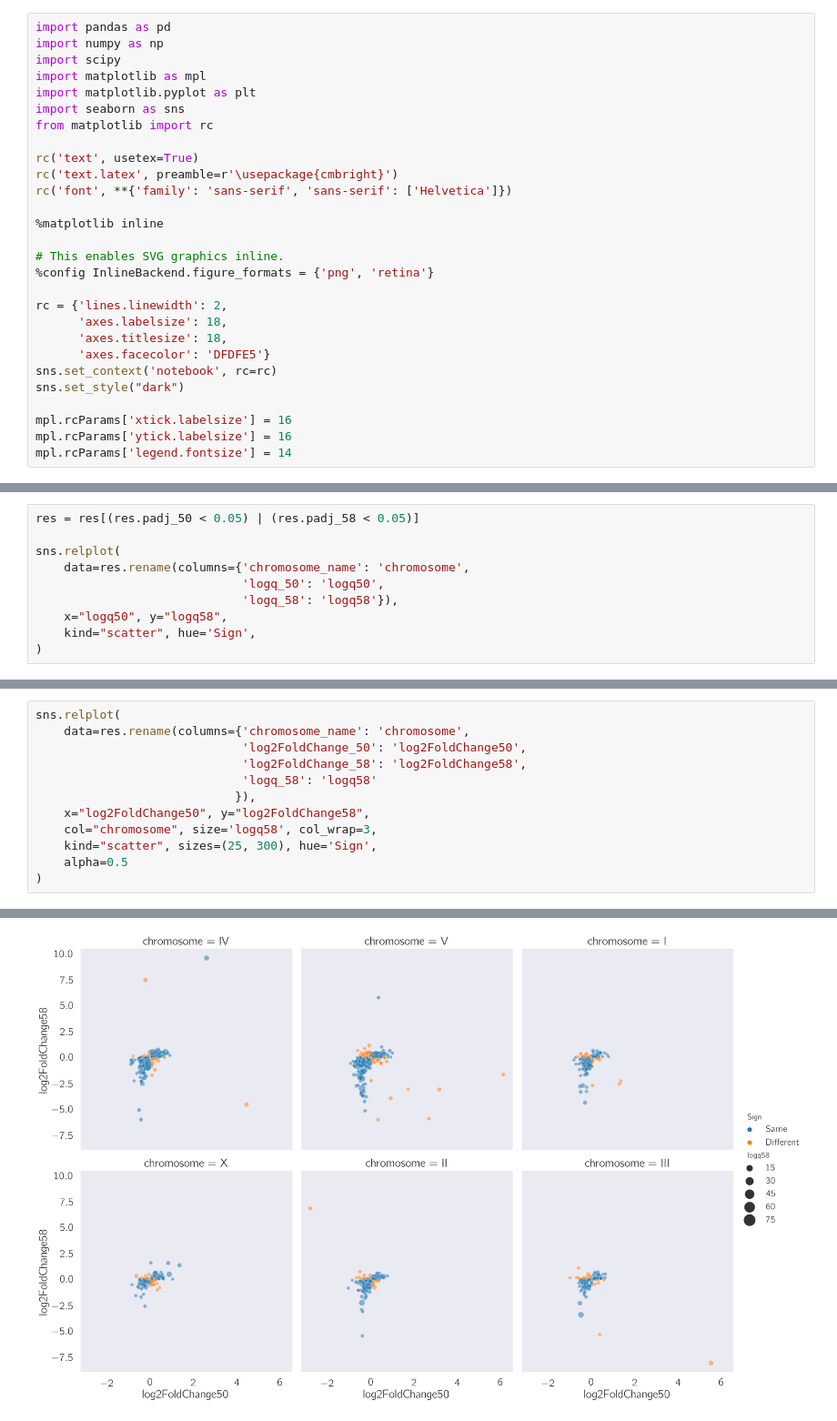
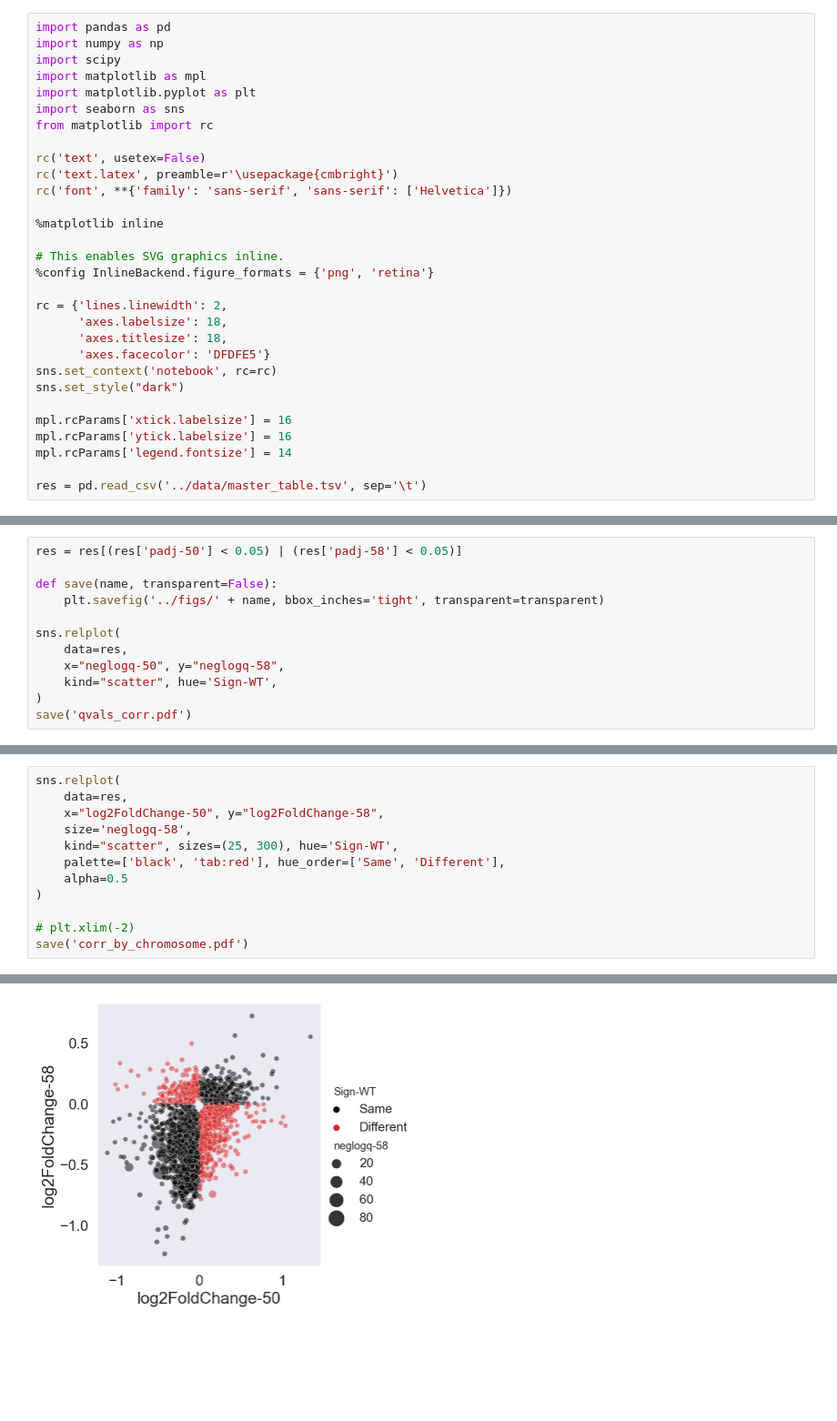
Before and after one commit to dangeles/Ascr10xomics, a Jupyter notebook: src/Preliminaries.ipynb, the cells around one changed output, grey strips where cells are left out. Shown at 91% size. Drawn from its saved outputs; the diff is of its cells as text; blank space fills up the shorter version.

```diff
--- a/src/Preliminaries.ipynb
+++ b/src/Preliminaries.ipynb
@@ -7,7 +7,7 @@ import matplotlib.pyplot as plt
 import seaborn as sns
 from matplotlib import rc
 
-rc('text', usetex=True)
+rc('text', usetex=False)
 rc('text.latex', preamble=r'\usepackage{cmbright}')
 rc('font', **{'family': 'sans-serif', 'sans-serif': ['Helvetica']})
 
@@ -26,3 +26,5 @@ sns.set_style("dark")
 mpl.rcParams['xtick.labelsize'] = 16
 mpl.rcParams['ytick.labelsize'] = 16
 mpl.rcParams['legend.fontsize'] = 14
+
+res = pd.read_csv('../data/master_table.tsv', sep='\t')
@@ -95,11 +31,13 @@ res.to_csv('../data/master_table.tsv', sep='\t')
 # %%
-res = res[(res.padj_50 < 0.05) | (res.padj_58 < 0.05)]
+res = res[(res['padj-50'] < 0.05) | (res['padj-58'] < 0.05)]
+
+def save(name, transparent=False):
+    plt.savefig('../figs/' + name, bbox_inches='tight', transparent=transparent)
 
 sns.relplot(
-    data=res.rename(columns={'chromosome_name': 'chromosome',
-                             'logq_50': 'logq50',
-                             'logq_58': 'logq58'}),
-    x="logq50", y="logq58",
-    kind="scatter", hue='Sign',
+    data=res,
+    x="neglogq-50", y="neglogq-58",
+    kind="scatter", hue='Sign-WT',
 )
+save('qvals_corr.pdf')
 # %% [output]
@@ -108,13 +45,13 @@ sns.relplot(
 # %%
 sns.relplot(
-    data=res.rename(columns={'chromosome_name': 'chromosome',
-                             'log2FoldChange_50': 'log2FoldChange50',
-                             'log2FoldChange_58': 'log2FoldChange58',
-                             'logq_58': 'logq58'
-                            }),
-    x="log2FoldChange50", y="log2FoldChange58",
-    col="chromosome", size='logq58', col_wrap=3,
-    kind="scatter", sizes=(25, 300), hue='Sign',
+    data=res,
+    x="log2FoldChange-50", y="log2FoldChange-58",
+    size='neglogq-58',
+    kind="scatter", sizes=(25, 300), hue='Sign-WT',
+    palette=['black', 'tab:red'], hue_order=['Same', 'Different'],
     alpha=0.5
 )
+
+# plt.xlim(-2)
+save('corr_by_chromosome.pdf')
 # %% [output]
@@ -122 +58 @@ sns.relplot(
-[figure, old version]
+[figure, new version]
```
Also changed, not shown: parts of 20 cells of this notebook.
